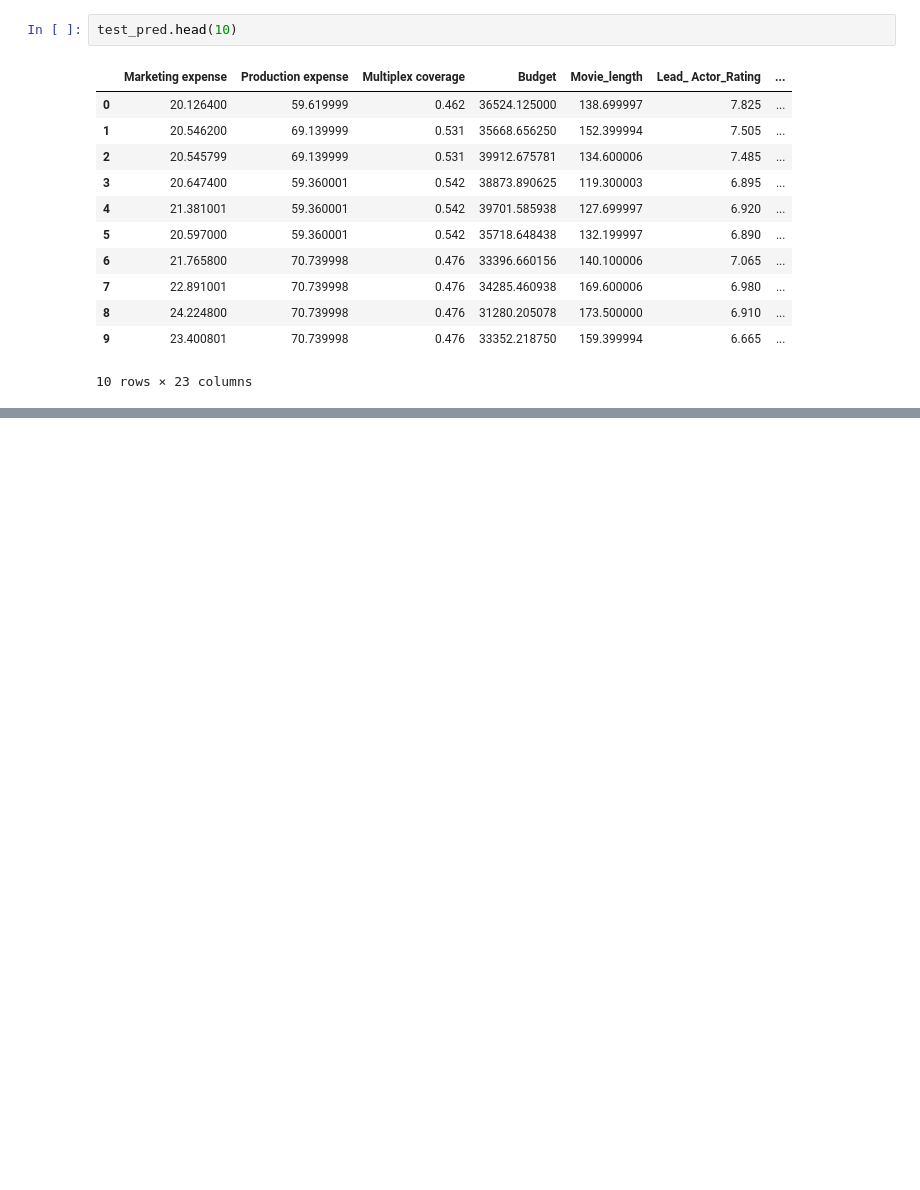
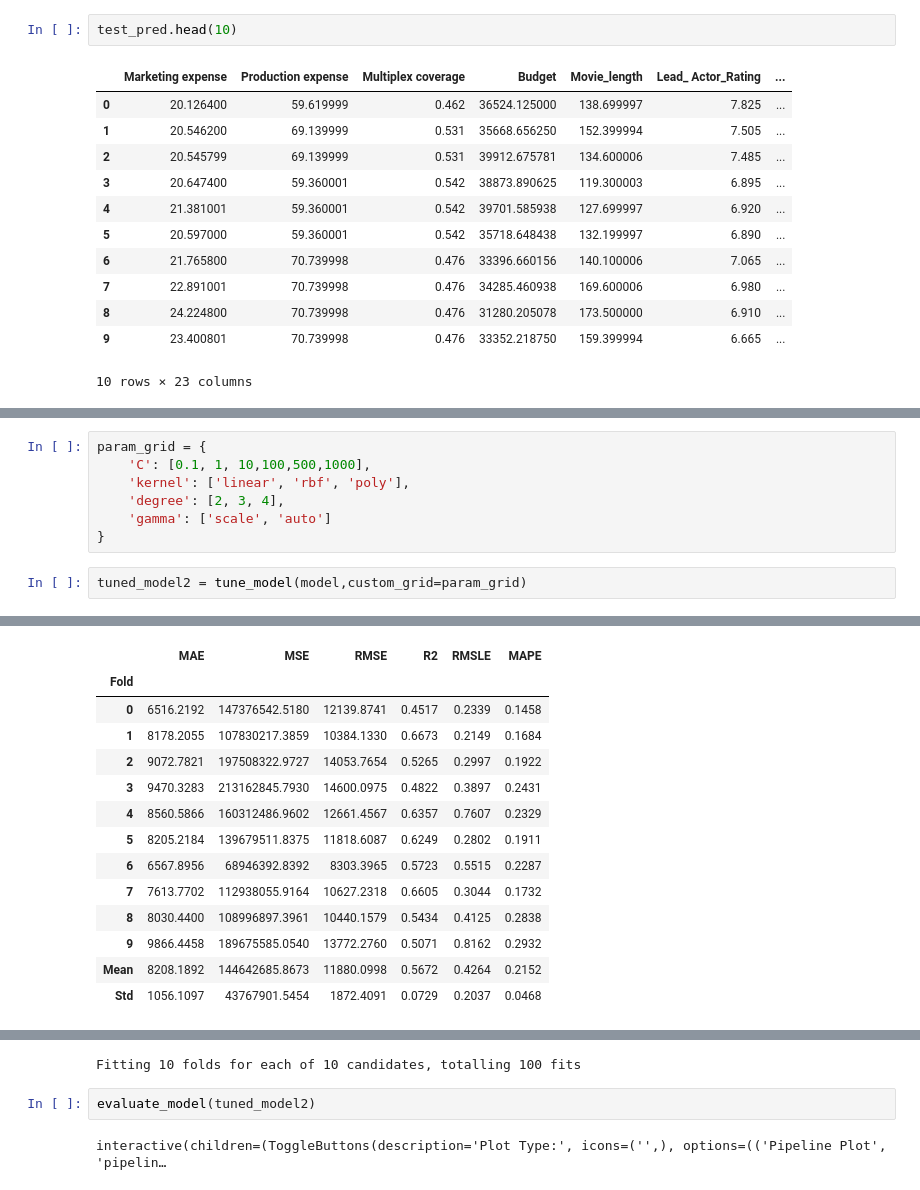
Before and after one commit to Nanda-Kiran-Royal/ML_practice, a Jupyter notebook: Pycaret.ipynb, the cells around one changed output, grey strips where cells are left out. Cells and saved outputs as stored; diff of their text form; blank space fills up the shorter version.

```diff
--- a/Pycaret.ipynb
+++ b/Pycaret.ipynb
@@ -389,0 +508,10 @@ test_pred.head(10)
+# %%
+param_grid = {
+    'C': [0.1, 1, 10,100,500,1000],
+    'kernel': ['linear', 'rbf', 'poly'],
+    'degree': [2, 3, 4],
+    'gamma': ['scale', 'auto']
+}
+# %%
+tuned_model2 = tune_model(model,custom_grid=param_grid)
+# %% [output]
@@ -389,0 +519,14 @@ test_pred.head(10)
+|  | MAE | MSE | RMSE | R2 | RMSLE | MAPE |
+| Fold |  |  |  |  |  |  |
+| 0 | 6516.2192 | 147376542.5180 | 12139.8741 | 0.4517 | 0.2339 | 0.1458 |
+| 1 | 8178.2055 | 107830217.3859 | 10384.1330 | 0.6673 | 0.2149 | 0.1684 |
+| 2 | 9072.7821 | 197508322.9727 | 14053.7654 | 0.5265 | 0.2997 | 0.1922 |
+| 3 | 9470.3283 | 213162845.7930 | 14600.0975 | 0.4822 | 0.3897 | 0.2431 |
+| 4 | 8560.5866 | 160312486.9602 | 12661.4567 | 0.6357 | 0.7607 | 0.2329 |
+| 5 | 8205.2184 | 139679511.8375 | 11818.6087 | 0.6249 | 0.2802 | 0.1911 |
+| 6 | 6567.8956 | 68946392.8392 | 8303.3965 | 0.5723 | 0.5515 | 0.2287 |
+| 7 | 7613.7702 | 112938055.9164 | 10627.2318 | 0.6605 | 0.3044 | 0.1732 |
+| 8 | 8030.4400 | 108996897.3961 | 10440.1579 | 0.5434 | 0.4125 | 0.2838 |
+| 9 | 9866.4458 | 189675585.0540 | 13772.2760 | 0.5071 | 0.8162 | 0.2932 |
+| Mean | 8208.1892 | 144642685.8673 | 11880.0998 | 0.5672 | 0.4264 | 0.2152 |
+| Std | 1056.1097 | 43767901.5454 | 1872.4091 | 0.0729 | 0.2037 | 0.0468 |
@@ -389,0 +534,5 @@ test_pred.head(10)
+Fitting 10 folds for each of 10 candidates, totalling 100 fits
+# %%
+evaluate_model(tuned_model2)
+# %% [output]
+interactive(children=(ToggleButtons(description='Plot Type:', icons=('',), options=(('Pipeline Plot', 'pipelin…
```
Also changed, not shown: parts of 33 cells of this notebook.
